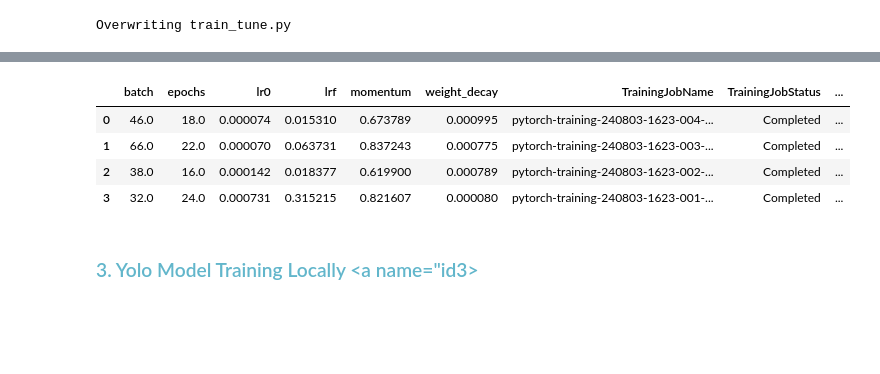
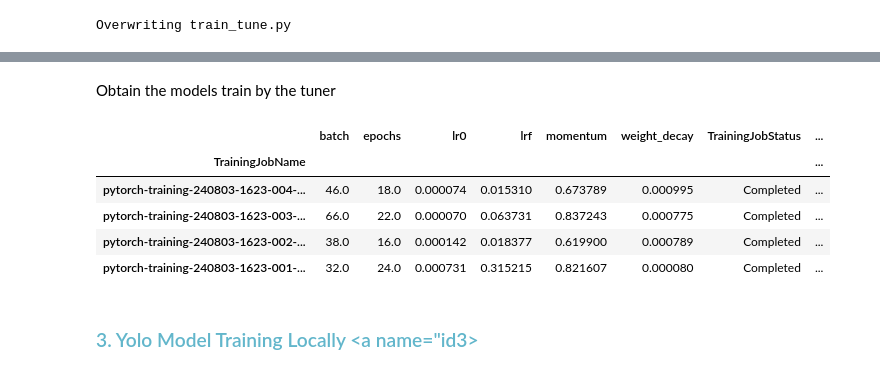
Before and after one commit to ACM40960/project-danielquesada89, a Jupyter notebook: Notebooks/4_yolo_code.ipynb, the cells around one changed output, grey strips where cells are left out. Drawn from its saved outputs; the diff is of its cells as text; code cells hidden in the pictures; blank space fills up the shorter version.

```diff
--- a/Notebooks/4_yolo_code.ipynb
+++ b/Notebooks/4_yolo_code.ipynb
@@ -684,8 +637,5 @@ results_tuning = results_df.sort_values('FinalObjectiveValue', ascending=False)
-# %%
-results_tuning
-# %% [output]
-|  | batch | epochs | lr0 | lrf | momentum | weight_decay | TrainingJobName | TrainingJobStatus | ... |
-| 0 | 46.0 | 18.0 | 0.000074 | 0.015310 | 0.673789 | 0.000995 | pytorch-training-240803-1623-004-... | Completed | ... |
-| 1 | 66.0 | 22.0 | 0.000070 | 0.063731 | 0.837243 | 0.000775 | pytorch-training-240803-1623-003-... | Completed | ... |
-| 2 | 38.0 | 16.0 | 0.000142 | 0.018377 | 0.619900 | 0.000789 | pytorch-training-240803-1623-002-... | Completed | ... |
-| 3 | 32.0 | 24.0 | 0.000731 | 0.315215 | 0.821607 | 0.000080 | pytorch-training-240803-1623-001-... | Completed | ... |
+# %% [markdown]
+Obtain the models train by the tuner
+# %%
+bucket_name2 = bucket_name[:-1]
+name_tuning = "pytorch-training-240803-1623"
@@ -692,3 +689,12 @@ results_tuning
+# %%
+results_df
+# %% [output]
+|  | batch | epochs | lr0 | lrf | momentum | weight_decay | TrainingJobStatus | ... |
+| TrainingJobName |  |  |  |  |  |  |  | ... |
+| pytorch-training-240803-1623-004-... | 46.0 | 18.0 | 0.000074 | 0.015310 | 0.673789 | 0.000995 | Completed | ... |
+| pytorch-training-240803-1623-003-... | 66.0 | 22.0 | 0.000070 | 0.063731 | 0.837243 | 0.000775 | Completed | ... |
+| pytorch-training-240803-1623-002-... | 38.0 | 16.0 | 0.000142 | 0.018377 | 0.619900 | 0.000789 | Completed | ... |
+| pytorch-training-240803-1623-001-... | 32.0 | 24.0 | 0.000731 | 0.315215 | 0.821607 | 0.000080 | Completed | ... |
 # %% [markdown]
 ### <font color="#62b6cb"> 3. Yolo Model Training Locally  <a name="id3></a>
 # %% [markdown]
```
Also changed, not shown: parts of 8 cells of this notebook.
